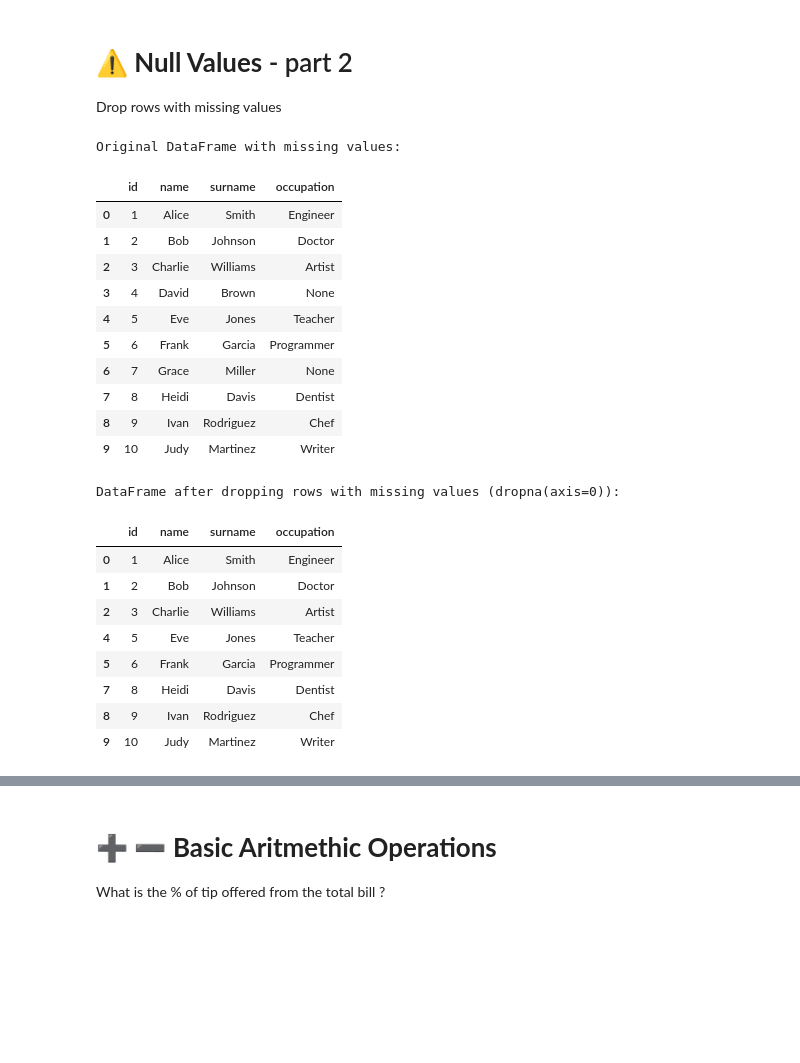
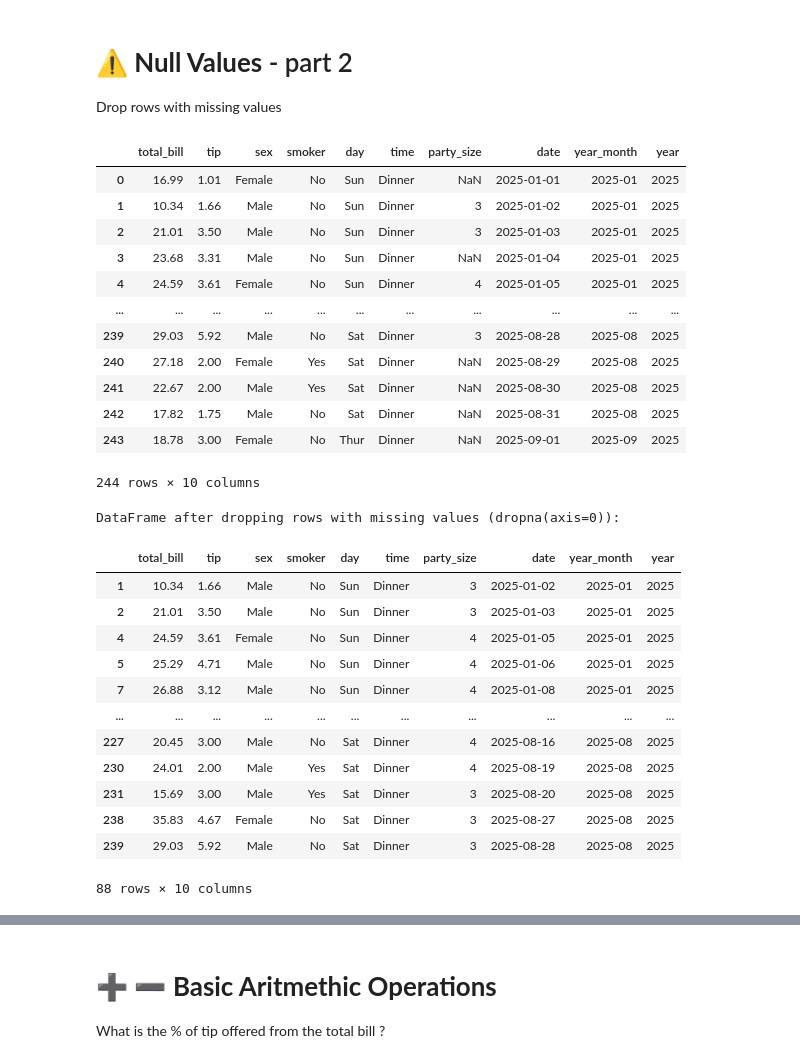
Before and after one commit to marcodelibero/2026---Python-basics, a Jupyter notebook: basic_python_course_v1.ipynb, the cells around one changed output, grey strips where cells are left out. Cells and saved outputs as stored; diff of their text form; code cells hidden in the pictures; blank space fills up the shorter version.

```diff
--- a/basic_python_course_v1.ipynb
+++ b/basic_python_course_v1.ipynb
@@ -265,51 +265,44 @@ dtype: int64
 # **⚠ Null Values** - part 2
 
 Drop rows with missing values
+# %%
+# set party_size=2  to be null in the party_size column
+tips_df.loc[tips_df['party_size'] == 2, 'party_size'] = None
+# %%
+tips_df
+# %% [output]
+|  | total_bill | tip | sex | smoker | day | time | party_size | date | year_month | year |
+| 0 | 16.99 | 1.01 | Female | No | Sun | Dinner | NaN | 2025-01-01 | 2025-01 | 2025 |
+| 1 | 10.34 | 1.66 | Male | No | Sun | Dinner | 3 | 2025-01-02 | 2025-01 | 2025 |
+| 2 | 21.01 | 3.50 | Male | No | Sun | Dinner | 3 | 2025-01-03 | 2025-01 | 2025 |
+| 3 | 23.68 | 3.31 | Male | No | Sun | Dinner | NaN | 2025-01-04 | 2025-01 | 2025 |
+| 4 | 24.59 | 3.61 | Female | No | Sun | Dinner | 4 | 2025-01-05 | 2025-01 | 2025 |
+| ... | ... | ... | ... | ... | ... | ... | ... | ... | ... | ... |
+| 239 | 29.03 | 5.92 | Male | No | Sat | Dinner | 3 | 2025-08-28 | 2025-08 | 2025 |
+| 240 | 27.18 | 2.00 | Female | Yes | Sat | Dinner | NaN | 2025-08-29 | 2025-08 | 2025 |
+| 241 | 22.67 | 2.00 | Male | Yes | Sat | Dinner | NaN | 2025-08-30 | 2025-08 | 2025 |
+| 242 | 17.82 | 1.75 | Male | No | Sat | Dinner | NaN | 2025-08-31 | 2025-08 | 2025 |
+| 243 | 18.78 | 3.00 | Female | No | Thur | Dinner | NaN | 2025-09-01 | 2025-09 | 2025 |
+244 rows × 10 columns
 # %%
-import pandas as pd
-import numpy as np
-
-# Create a DataFrame with 10 rows and specified columns
-data = {
-    'id': range(1, 11),
-    'name': ['Alice', 'Bob', 'Charlie', 'David', 'Eve', 'Frank', 'Grace', 'Heidi', 'Ivan', 'Judy'],
-    'surname': ['Smith', 'Johnson', 'Williams', 'Brown', 'Jones', 'Garcia', 'Miller', 'Davis', 'Rodriguez', 'Martinez'],
-    'occupation': [
-        'Engineer', 'Doctor', 'Artist', None, 'Teacher',
-        'Programmer', None, 'Dentist', 'Chef', 'Writer'
-    ]
-}
-
-df = pd.DataFrame(data)
-
-print("Original DataFrame with missing values:")
-display(df)
 
 # Drop rows with any missing values
-df_dropped_nulls = df.dropna(axis=0)
+tips_df_dropped_nulls = tips_df.dropna(axis=0)
 
 print("\nDataFrame after dropping rows with missing values (dropna(axis=0)):")
-display(df_dropped_nulls)
+display(tips_df_dropped_nulls)
 # %% [output]
-Original DataFrame with missing values:
+DataFrame after dropping rows with missing values (dropna(axis=0)):
-|  | id | name | surname | occupation |
-| 0 | 1 | Alice | Smith | Engineer |
-| 1 | 2 | Bob | Johnson | Doctor |
-| 2 | 3 | Charlie | Williams | Artist |
-| 3 | 4 | David | Brown | None |
-| 4 | 5 | Eve | Jones | Teacher |
-| 5 | 6 | Frank | Garcia | Programmer |
-| 6 | 7 | Grace | Miller | None |
-| 7 | 8 | Heidi | Davis | Dentist |
-| 8 | 9 | Ivan | Rodriguez | Chef |
-| 9 | 10 | Judy | Martinez | Writer |
+|  | total_bill | tip | sex | smoker | day | time | party_size | date | year_month | year |
+| 1 | 10.34 | 1.66 | Male | No | Sun | Dinner | 3 | 2025-01-02 | 2025-01 | 2025 |
+| 2 | 21.01 | 3.50 | Male | No | Sun | Dinner | 3 | 2025-01-03 | 2025-01 | 2025 |
+| 4 | 24.59 | 3.61 | Female | No | Sun | Dinner | 4 | 2025-01-05 | 2025-01 | 2025 |
+| 5 | 25.29 | 4.71 | Male | No | Sun | Dinner | 4 | 2025-01-06 | 2025-01 | 2025 |
+| 7 | 26.88 | 3.12 | Male | No | Sun | Dinner | 4 | 2025-01-08 | 2025-01 | 2025 |
+| ... | ... | ... | ... | ... | ... | ... | ... | ... | ... | ... |
+| 227 | 20.45 | 3.00 | Male | No | Sat | Dinner | 4 | 2025-08-16 | 2025-08 | 2025 |
+| 230 | 24.01 | 2.00 | Male | Yes | Sat | Dinner | 4 | 2025-08-19 | 2025-08 | 2025 |
+| 231 | 15.69 | 3.00 | Male | Yes | Sat | Dinner | 3 | 2025-08-20 | 2025-08 | 2025 |
+| 238 | 35.83 | 4.67 | Female | No | Sat | Dinner | 3 | 2025-08-27 | 2025-08 | 2025 |
+| 239 | 29.03 | 5.92 | Male | No | Sat | Dinner | 3 | 2025-08-28 | 2025-08 | 2025 |
-DataFrame after dropping rows with missing values (dropna(axis=0)):
+88 rows × 10 columns
-|  | id | name | surname | occupation |
-| 0 | 1 | Alice | Smith | Engineer |
-| 1 | 2 | Bob | Johnson | Doctor |
-| 2 | 3 | Charlie | Williams | Artist |
-| 4 | 5 | Eve | Jones | Teacher |
-| 5 | 6 | Frank | Garcia | Programmer |
-| 7 | 8 | Heidi | Davis | Dentist |
-| 8 | 9 | Ivan | Rodriguez | Chef |
-| 9 | 10 | Judy | Martinez | Writer |
```
Also changed, not shown: parts of 15 cells of this notebook.
